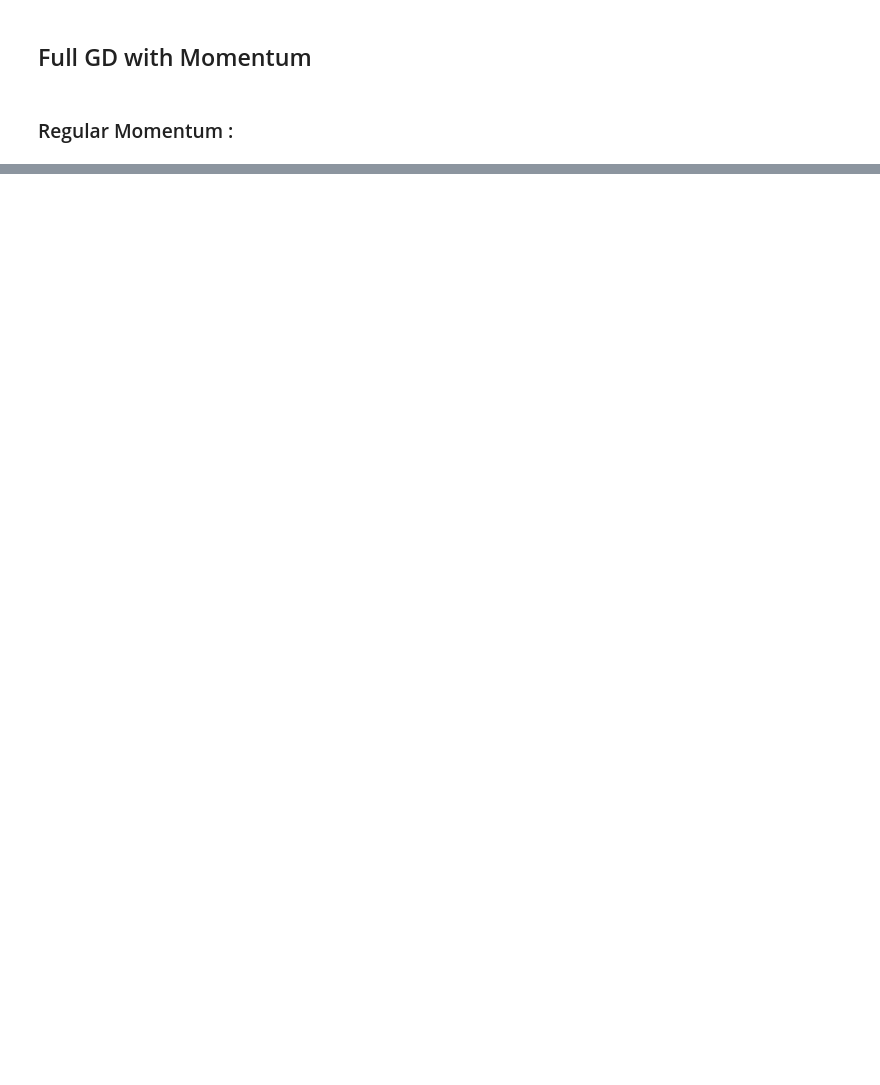
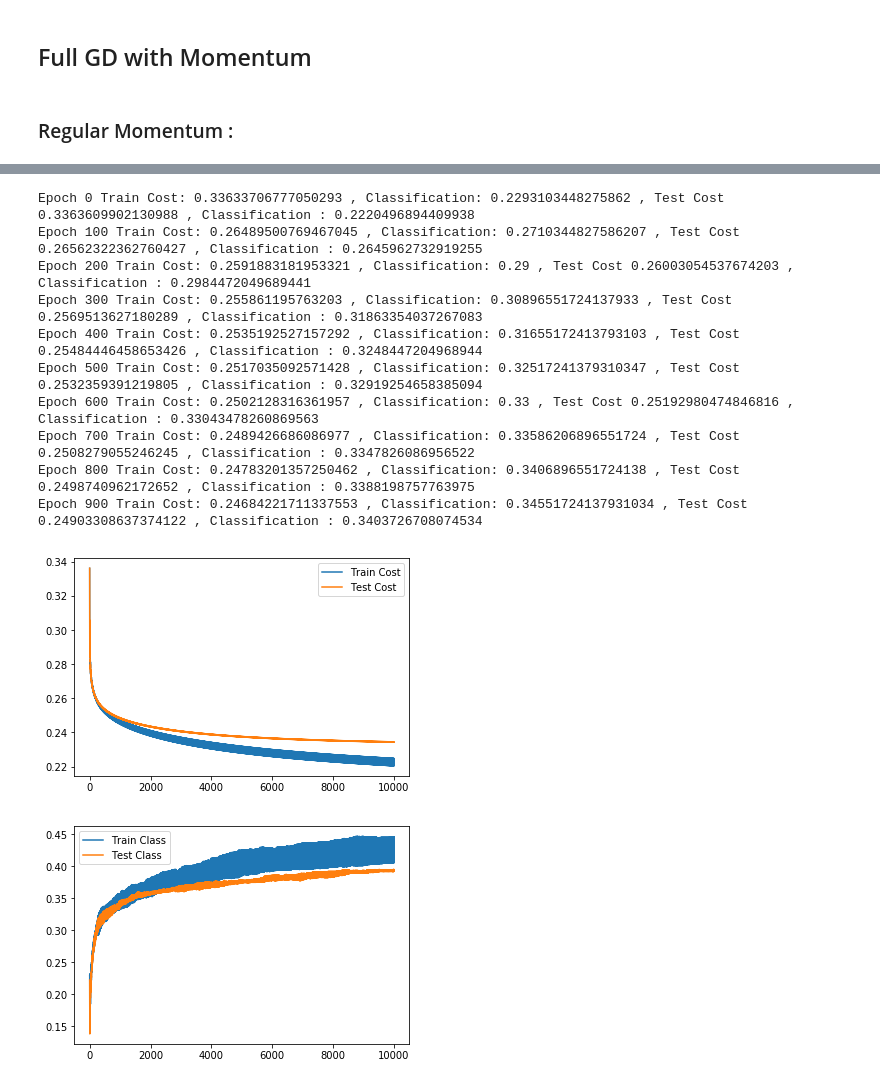
Before and after one commit to ytnvj2/facial-expression-recognition, a Jupyter notebook: GradientDescentComparisons.ipynb, the cells around one changed output, grey strips where cells are left out. Saved outputs shown, nothing was run; the diff lists cells and outputs as text; code cells hidden in the pictures; blank space fills up the shorter version.

```diff
--- a/GradientDescentComparisons.ipynb
+++ b/GradientDescentComparisons.ipynb
@@ -278,0 +435,16 @@ def score(y,y_p):
+# %%
+%%time
+fit(X_train,y_train,0.9,0.000001,1000)
+# %% [output]
+Epoch 0 Train Cost: 0.33633706777050293 , Classification: 0.2293103448275862 , Test Cost 0.3363609902130988 , Classification : 0.2220496894409938
+Epoch 100 Train Cost: 0.26489500769467045 , Classification: 0.2710344827586207 , Test Cost 0.26562322362760427 , Classification : 0.2645962732919255
+Epoch 200 Train Cost: 0.2591883181953321 , Classification: 0.29 , Test Cost 0.26003054537674203 , Classification : 0.2984472049689441
+Epoch 300 Train Cost: 0.255861195763203 , Classification: 0.30896551724137933 , Test Cost 0.2569513627180289 , Classification : 0.31863354037267083
+Epoch 400 Train Cost: 0.2535192527157292 , Classification: 0.31655172413793103 , Test Cost 0.25484446458653426 , Classification : 0.3248447204968944
+Epoch 500 Train Cost: 0.2517035092571428 , Classification: 0.32517241379310347 , Test Cost 0.2532359391219805 , Classification : 0.32919254658385094
+Epoch 600 Train Cost: 0.2502128316361957 , Classification: 0.33 , Test Cost 0.25192980474846816 , Classification : 0.33043478260869563
+Epoch 700 Train Cost: 0.2489426686086977 , Classification: 0.33586206896551724 , Test Cost 0.2508279055246245 , Classification : 0.3347826086956522
+Epoch 800 Train Cost: 0.24783201357250462 , Classification: 0.3406896551724138 , Test Cost 0.2498740962172652 , Classification : 0.3388198757763975
+Epoch 900 Train Cost: 0.24684221711337553 , Classification: 0.34551724137931034 , Test Cost 0.24903308637374122 , Classification : 0.3403726708074534
+[figure, added]
+[figure, added]
```
Also changed, not shown: parts of 29 cells of this notebook, 1 other file.
